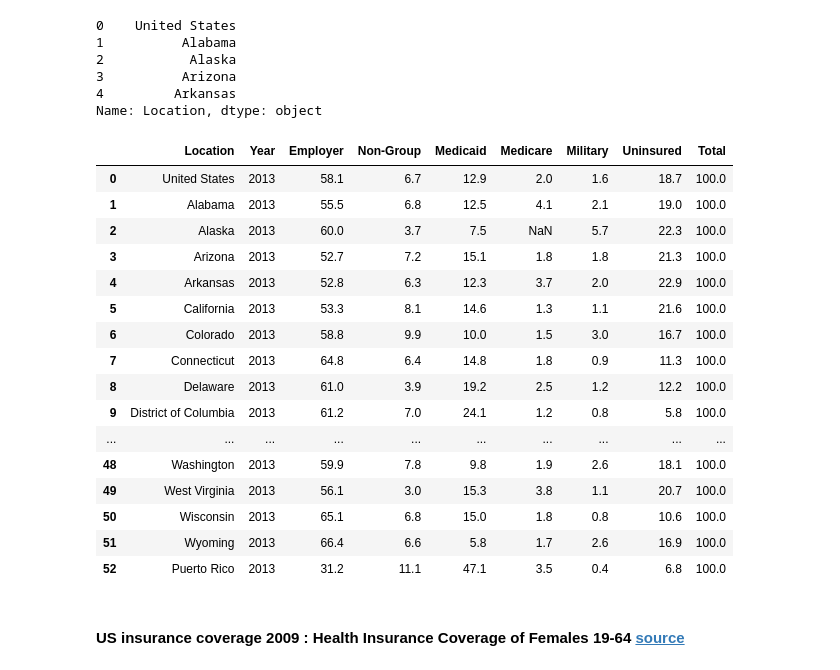
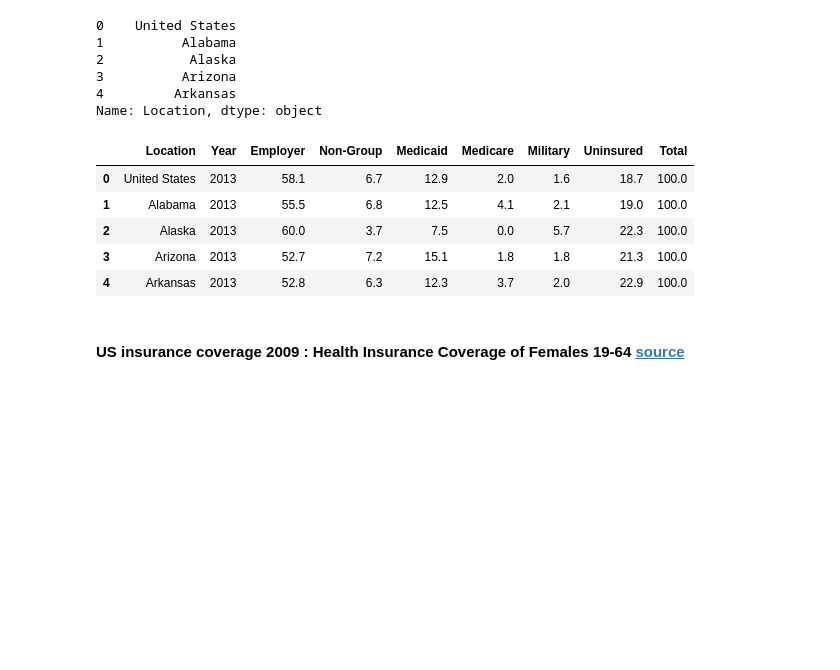
Before and after one commit to LeeProut/US-Maternal-Mortality, a Jupyter notebook: MMR_CDC.ipynb, the cells around one changed output. Saved outputs shown, nothing was run; the diff lists cells and outputs as text; code cells hidden in the pictures; blank space fills up the shorter version.

```diff
--- a/MMR_CDC.ipynb
+++ b/MMR_CDC.ipynb
@@ -379,3 +352,6 @@ ins_df_2013.columns
 Index(['Location', 'Employer', 'Non-Group', 'Medicaid', 'Medicare', 'Military',
        'Uninsured', 'Total', 'Footnotes'],
       dtype='object')
+# %%
+clean_ins_df_2013 = ins_df_2013.fillna(0)
+clean_ins_df_2013.head()
@@ -382,24 +365,24 @@ Index(['Location', 'Employer', 'Non-Group', 'Medicaid', 'Medicare', 'Military',
 # %%
 #convert values to percentages and then use .style.format({"column name" : "{:,.2f}%"})
-employer_per_2013 = ins_df_2013["Employer"] * 100
+employer_per_2013 = clean_ins_df_2013["Employer"] * 100
 employer_per_2013
 
-non_group_per_2013 = ins_df_2013["Non-Group"] * 100
+non_group_per_2013 = clean_ins_df_2013["Non-Group"] * 100
 non_group_per_2013
 
-medicaid_per_2013 = ins_df_2013["Medicaid"] * 100
+medicaid_per_2013 = clean_ins_df_2013["Medicaid"] * 100
 medicaid_per_2013
 
-medicare_per_2013 = ins_df_2013["Medicare"] * 100
+medicare_per_2013 = clean_ins_df_2013["Medicare"] * 100
 medicare_per_2013
 
-military_per_2013 = ins_df_2013["Military"] * 100
+military_per_2013 = clean_ins_df_2013["Military"] * 100
 military_per_2013
 
-uninsured_per_2013 = ins_df_2013["Uninsured"] * 100
+uninsured_per_2013 = clean_ins_df_2013["Uninsured"] * 100
 uninsured_per_2013
 
-total_per_2013 = ins_df_2013["Total"] * 100
+total_per_2013 = clean_ins_df_2013["Total"] * 100
 total_per_2013.head()
 # %% [output]
 0    100.0
@@ -410,7 +393,7 @@ total_per_2013.head()
 Name: Total, dtype: float64
 # %%
 # assign locations to list for new dataframe
-locations_2013 = ins_df_2013["Location"]
+locations_2013 = clean_ins_df_2013["Location"]
 locations_2013.head()
 # %% [output]
 0    United States
@@ -422,33 +405,22 @@ Name: Location, dtype: object
 # %%
 # make a new dataframe with percentages and without the footnotes column
 us_ins_2013_df = pd.DataFrame({'Location': locations_2013,
                                'Year': '2013',
                                'Employer': employer_per_2013,
                                'Non-Group': non_group_per_2013,
                                'Medicaid': medicaid_per_2013,
                                'Medicare': medicare_per_2013,
                                'Military': military_per_2013,
                                'Uninsured': uninsured_per_2013,
                                'Total': total_per_2013})
-us_ins_2013_df
+us_ins_2013_df.head()
 # %% [output]
 |  | Location | Year | Employer | Non-Group | Medicaid | Medicare | Military | Uninsured | Total |
 | 0 | United States | 2013 | 58.1 | 6.7 | 12.9 | 2.0 | 1.6 | 18.7 | 100.0 |
 | 1 | Alabama | 2013 | 55.5 | 6.8 | 12.5 | 4.1 | 2.1 | 19.0 | 100.0 |
-| 2 | Alaska | 2013 | 60.0 | 3.7 | 7.5 | NaN | 5.7 | 22.3 | 100.0 |
+| 2 | Alaska | 2013 | 60.0 | 3.7 | 7.5 | 0.0 | 5.7 | 22.3 | 100.0 |
 | 3 | Arizona | 2013 | 52.7 | 7.2 | 15.1 | 1.8 | 1.8 | 21.3 | 100.0 |
 | 4 | Arkansas | 2013 | 52.8 | 6.3 | 12.3 | 3.7 | 2.0 | 22.9 | 100.0 |
-| 5 | California | 2013 | 53.3 | 8.1 | 14.6 | 1.3 | 1.1 | 21.6 | 100.0 |
-| 6 | Colorado | 2013 | 58.8 | 9.9 | 10.0 | 1.5 | 3.0 | 16.7 | 100.0 |
-| 7 | Connecticut | 2013 | 64.8 | 6.4 | 14.8 | 1.8 | 0.9 | 11.3 | 100.0 |
-| 8 | Delaware | 2013 | 61.0 | 3.9 | 19.2 | 2.5 | 1.2 | 12.2 | 100.0 |
-| 9 | District of Columbia | 2013 | 61.2 | 7.0 | 24.1 | 1.2 | 0.8 | 5.8 | 100.0 |
-| ... | ... | ... | ... | ... | ... | ... | ... | ... | ... |
-| 48 | Washington | 2013 | 59.9 | 7.8 | 9.8 | 1.9 | 2.6 | 18.1 | 100.0 |
-| 49 | West Virginia | 2013 | 56.1 | 3.0 | 15.3 | 3.8 | 1.1 | 20.7 | 100.0 |
-| 50 | Wisconsin | 2013 | 65.1 | 6.8 | 15.0 | 1.8 | 0.8 | 10.6 | 100.0 |
-| 51 | Wyoming | 2013 | 66.4 | 6.6 | 5.8 | 1.7 | 2.6 | 16.9 | 100.0 |
-| 52 | Puerto Rico | 2013 | 31.2 | 11.1 | 47.1 | 3.5 | 0.4 | 6.8 | 100.0 |
 # %% [markdown]
 #### US insurance coverage 2009 : Health Insurance Coverage of Females 19-64 [source](https://www.kff.org/other/state-indicator/health-insurance-coverage-of-nonelderly-adult-females/?currentTimeframe=10&sortModel=%7B%22colId%22:%22Location%22,%22sort%22:%22asc%22%7D)
 # %%
```
Also changed, not shown: parts of 16 cells of this notebook, 1 other file.
